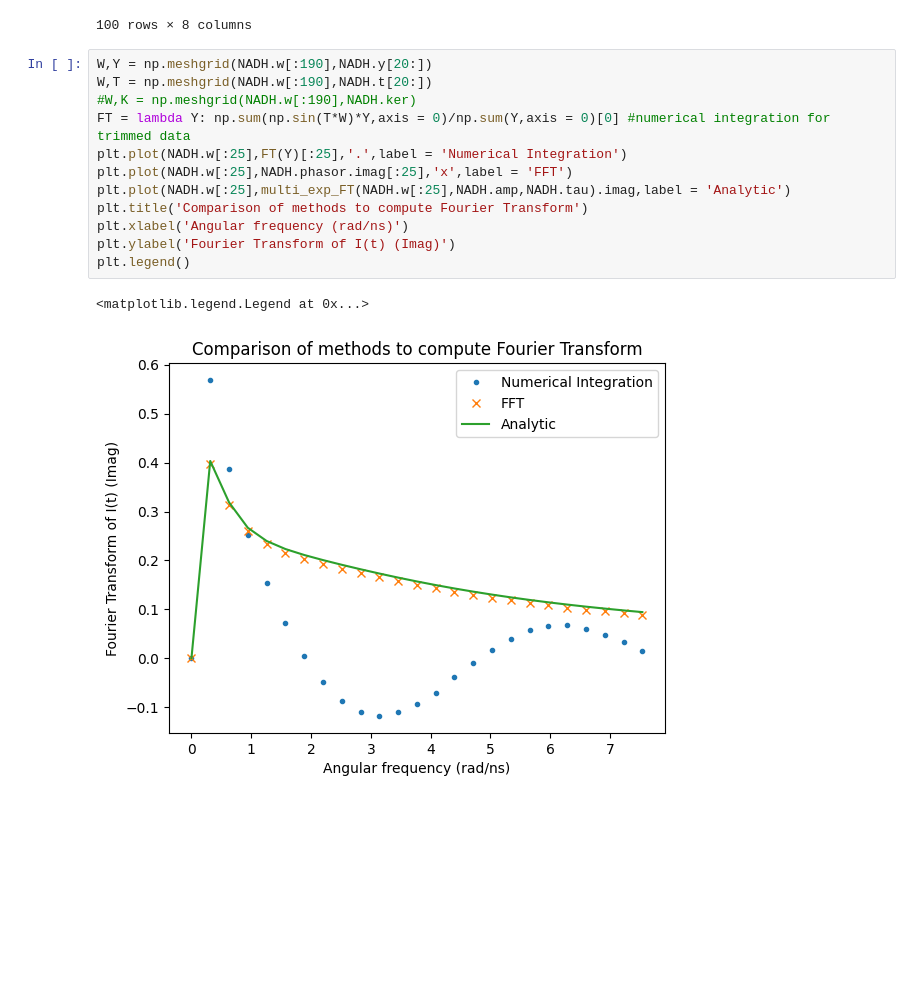
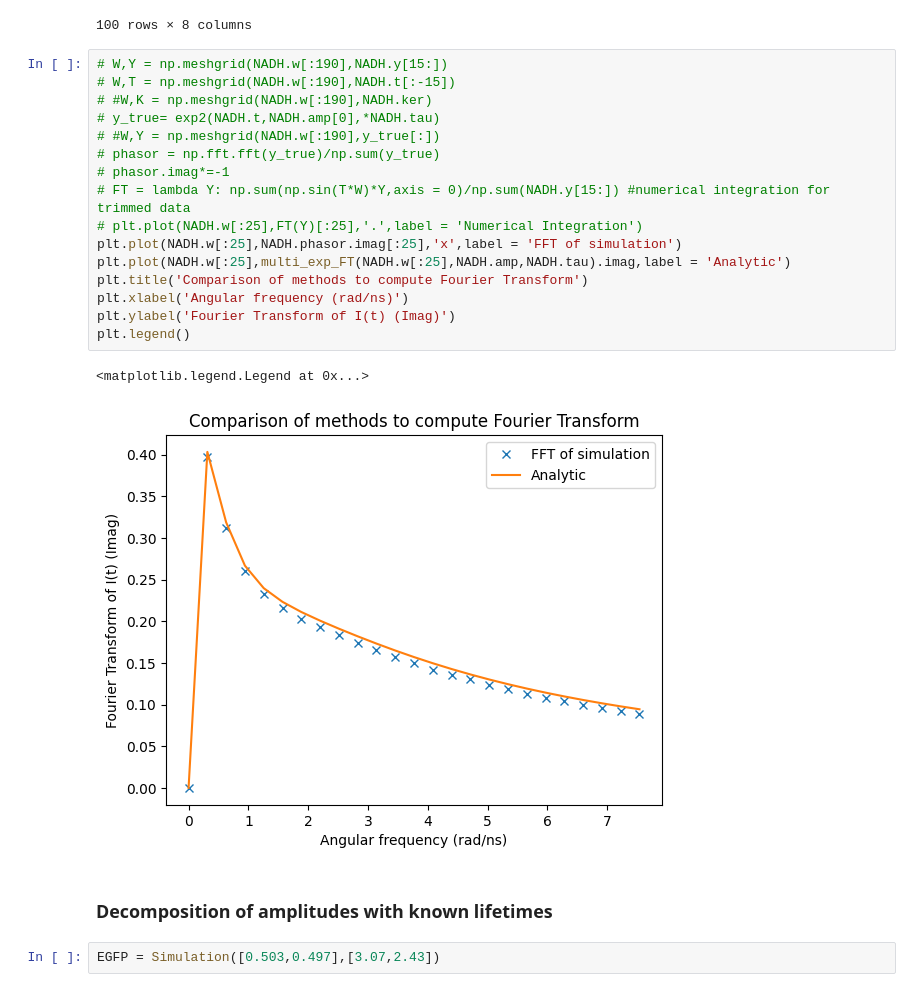
Before and after one commit to ngcnpeter/Y3_Group_Project_2B, a Jupyter notebook: TCSPC-simulation/phasor.ipynb, the cells around one changed output. Saved outputs shown, nothing was run; the diff lists cells and outputs as text; blank space fills up the shorter version.

```diff
--- a/TCSPC-simulation/phasor.ipynb
+++ b/TCSPC-simulation/phasor.ipynb
@@ -53,17 +53,25 @@ NADH.df
 | 99 | 0.776690 | 0.223310 | 0.372060 | 3.998219 | 0.534303+0.393764j | 0.335184+0.311419j | 0.267448+0.260871j | 0.229231+0.234549j |
 100 rows × 8 columns
 # %%
-W,Y = np.meshgrid(NADH.w[:190],NADH.y[20:])
-W,T = np.meshgrid(NADH.w[:190],NADH.t[20:])
-#W,K = np.meshgrid(NADH.w[:190],NADH.ker)
-FT = lambda Y: np.sum(np.sin(T*W)*Y,axis = 0)/np.sum(Y,axis = 0)[0] #numerical integration for trimmed data
-plt.plot(NADH.w[:25],FT(Y)[:25],'.',label = 'Numerical Integration')
-plt.plot(NADH.w[:25],NADH.phasor.imag[:25],'x',label = 'FFT')
+# W,Y = np.meshgrid(NADH.w[:190],NADH.y[15:])
+# W,T = np.meshgrid(NADH.w[:190],NADH.t[:-15])
+# #W,K = np.meshgrid(NADH.w[:190],NADH.ker)
+# y_true= exp2(NADH.t,NADH.amp[0],*NADH.tau)
+# #W,Y = np.meshgrid(NADH.w[:190],y_true[:])
+# phasor = np.fft.fft(y_true)/np.sum(y_true)
+# phasor.imag*=-1
+# FT = lambda Y: np.sum(np.sin(T*W)*Y,axis = 0)/np.sum(NADH.y[15:]) #numerical integration for trimmed data
+# plt.plot(NADH.w[:25],FT(Y)[:25],'.',label = 'Numerical Integration')
+plt.plot(NADH.w[:25],NADH.phasor.imag[:25],'x',label = 'FFT of simulation')
 plt.plot(NADH.w[:25],multi_exp_FT(NADH.w[:25],NADH.amp,NADH.tau).imag,label = 'Analytic')
 plt.title('Comparison of methods to compute Fourier Transform')
 plt.xlabel('Angular frequency (rad/ns)')
 plt.ylabel('Fourier Transform of I(t) (Imag)')
 plt.legend()
 # %% [output]
 <matplotlib.legend.Legend at 0x...>
-[figure, old version]
+[figure, new version]
+# %% [markdown]
+### Decomposition of amplitudes with known lifetimes
+# %%
+EGFP = Simulation([0.503,0.497],[3.07,2.43])
```
Also changed, not shown: parts of 7 cells of this notebook, 6 other files.
